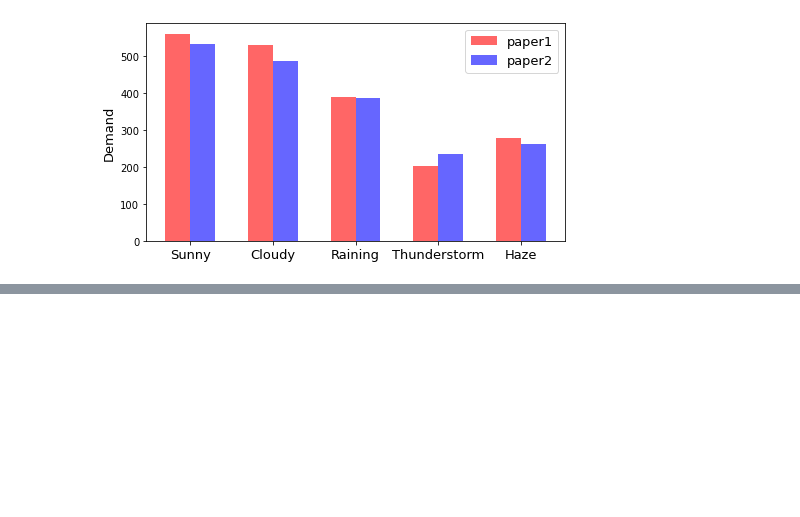
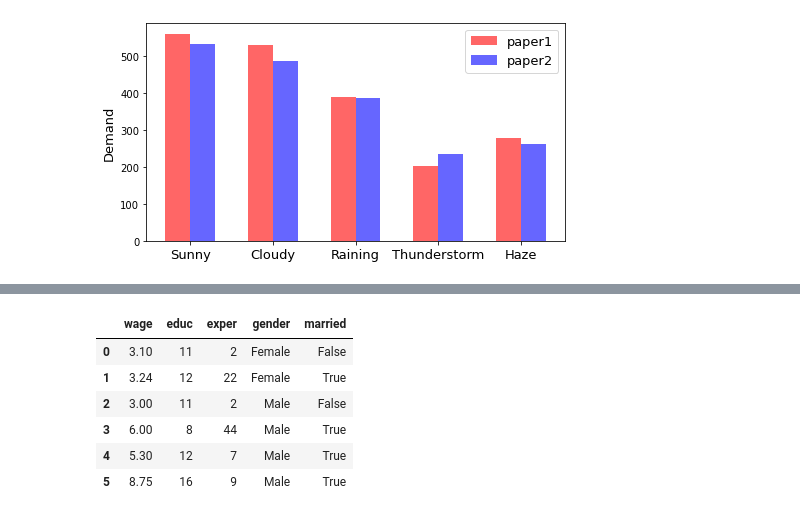
Before and after one commit to sayyidkhan/python_jan_2021, a Jupyter notebook: python_packages_u.ipynb, the cells around one changed output, grey strips where cells are left out. Cells and saved outputs as stored; diff of their text form; code cells hidden in the pictures; blank space fills up the shorter version.

```diff
--- a/python_packages.ipynb
+++ b/python_packages_u.ipynb
@@ -467,0 +833,11 @@ plt.show()
+# %%
+data = pd.read_csv('wage.csv')
+data.head(6)
+# %% [output]
+|  | wage | educ | exper | gender | married |
+| 0 | 3.10 | 11 | 2 | Female | False |
+| 1 | 3.24 | 12 | 22 | Female | True |
+| 2 | 3.00 | 11 | 2 | Male | False |
+| 3 | 6.00 | 8 | 44 | Male | True |
+| 4 | 5.30 | 12 | 7 | Male | True |
+| 5 | 8.75 | 16 | 9 | Male | True |
```
Also changed, not shown: parts of 32 cells of this notebook, 1 other file.
